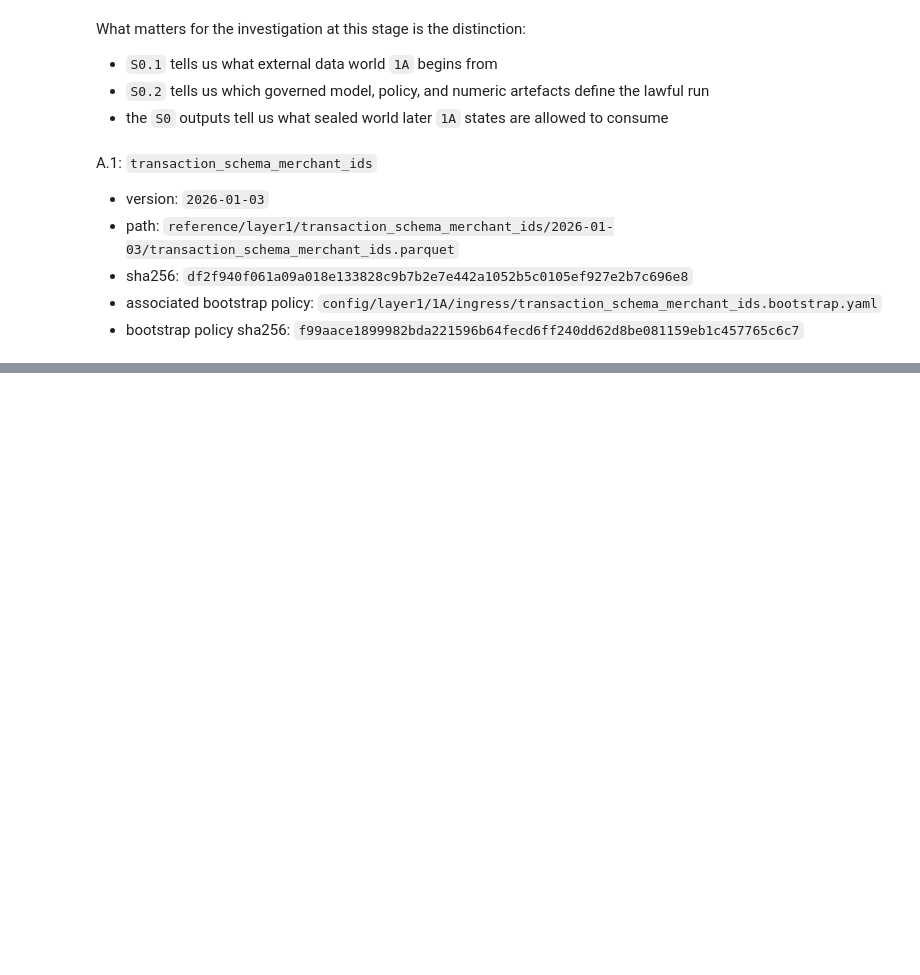
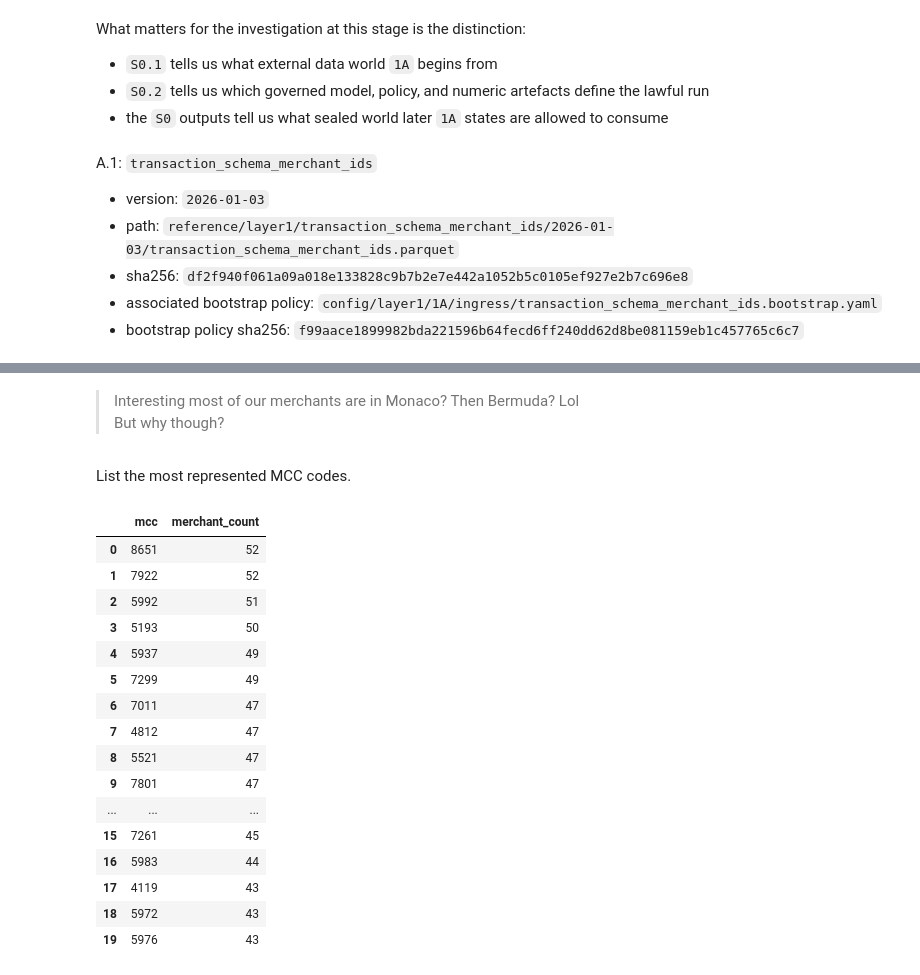
Before and after one commit to EsosaOrumwese/fraud-detection-system, a Jupyter notebook: analysis/dev_full_offline_investigation/00_investigation/notebooks/00_understanding_governed_data_world_p1.ipynb, the cells around one changed output, grey strips where cells are left out. Saved outputs shown, nothing was run; the diff lists cells and outputs as text; code cells hidden in the pictures; blank space fills up the shorter version.

```diff
--- a/analysis/dev_full_offline_investigation/00_investigation/notebooks/00_understanding_governed_data_world_p1.ipynb
+++ b/analysis/dev_full_offline_investigation/00_investigation/notebooks/00_understanding_governed_data_world_p1.ipynb
@@ -111,0 +275,26 @@ A.1: `transaction_schema_merchant_ids`
+# %% [markdown]
+> Interesting most of our merchants are in Monaco? Then Bermuda? Lol \
+> But why though?
+# %% [markdown]
+List the most represented MCC codes.
+# %%
+# This shows whether the merchant universe is broadly spread or heavily concentrated in a few categories.
+merchant_ids_df["mcc"].value_counts(dropna=False).head(20).rename_axis("mcc").reset_index(name="merchant_count")
+# %% [output]
+|  | mcc | merchant_count |
+| 0 | 8651 | 52 |
+| 1 | 7922 | 52 |
+| 2 | 5992 | 51 |
+| 3 | 5193 | 50 |
+| 4 | 5937 | 49 |
+| 5 | 7299 | 49 |
+| 6 | 7011 | 47 |
+| 7 | 4812 | 47 |
+| 8 | 5521 | 47 |
+| 9 | 7801 | 47 |
+| ... | ... | ... |
+| 15 | 7261 | 45 |
+| 16 | 5983 | 44 |
+| 17 | 4119 | 43 |
+| 18 | 5972 | 43 |
+| 19 | 5976 | 43 |
```
Also changed, not shown: parts of 14 cells of this notebook.
